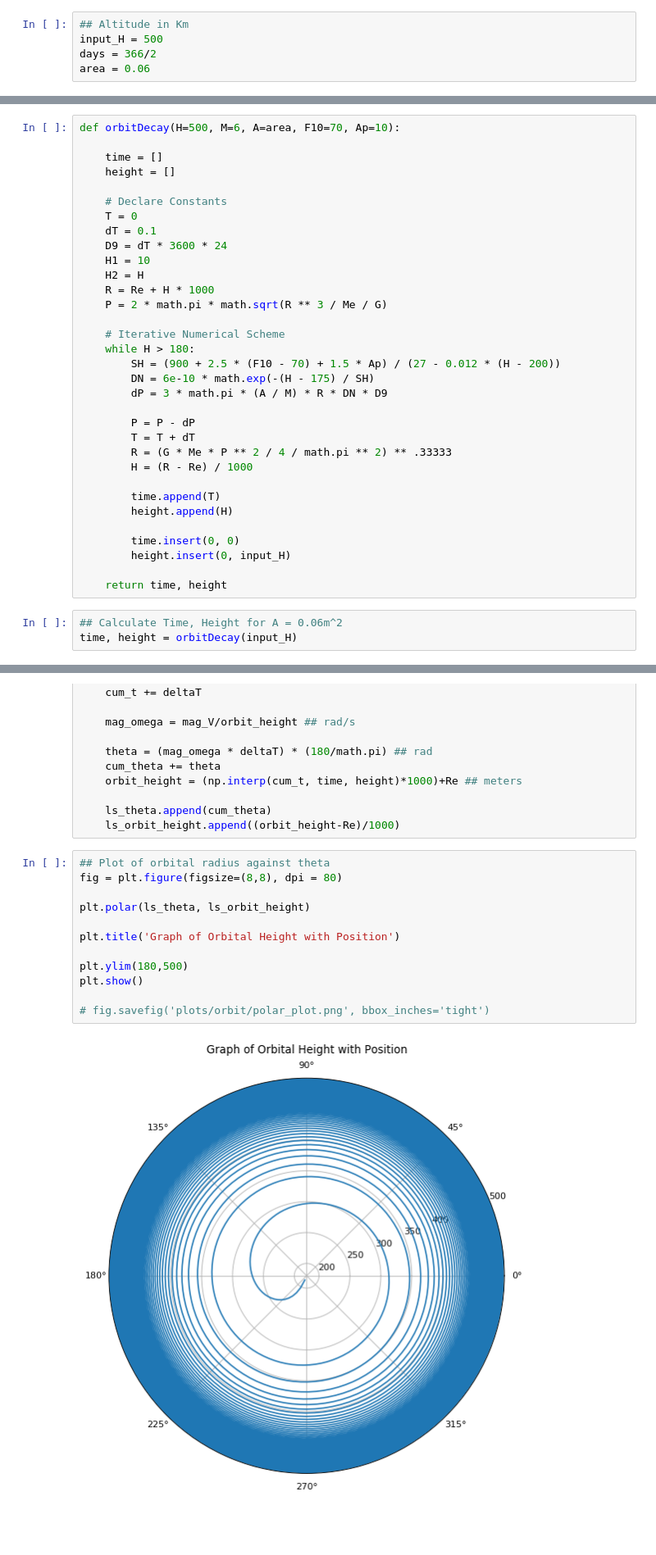
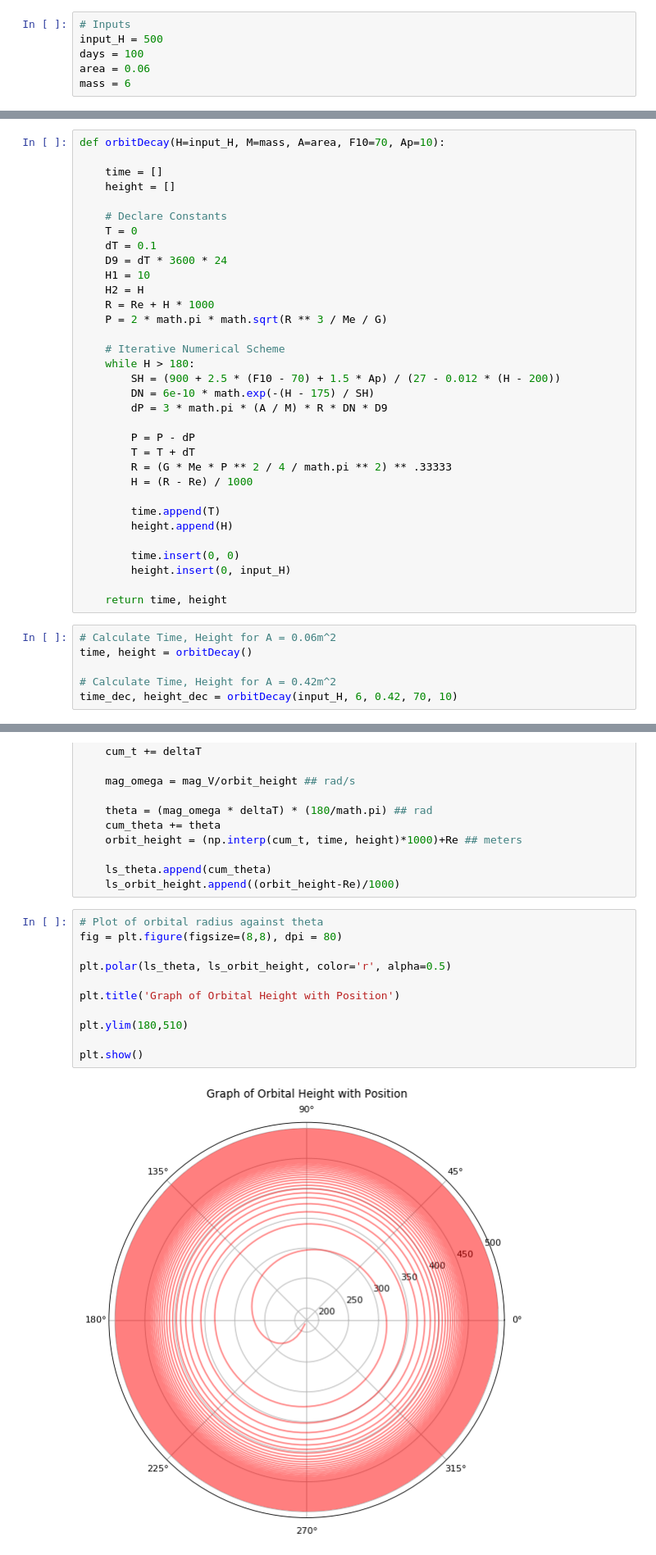
Before and after one commit to dkelsh/conceptual_aerospace_systems_design, a Jupyter notebook: orbitAnalysis.ipynb, the cells around one changed output, grey strips where cells are left out. Shown at 82% size. Saved outputs shown, nothing was run; the diff lists cells and outputs as text; blank space fills up the shorter version.

```diff
--- a/orbitAnalysis.ipynb
+++ b/orbitAnalysis.ipynb
@@ -7,8 +7,9 @@ import numpy as np
 import matplotlib.pyplot as plt
 import math
 # %%
-## Altitude in Km
+# Inputs
 input_H = 500
-days = 366/2
+days = 100
 area = 0.06
+mass = 6
 # %%
@@ -33,7 +34,7 @@ def roundTen(n):
 # %% [markdown]
 **Orbit Decay Section**
 # %%
-def orbitDecay(H=500, M=6, A=area, F10=70, Ap=10):
+def orbitDecay(H=input_H, M=mass, A=area, F10=70, Ap=10):
 
     time = []
     height = []
@@ -66,5 +67,8 @@ def orbitDecay(H=500, M=6, A=area, F10=70, Ap=10):
 
     return time, height
 # %%
-## Calculate Time, Height for A = 0.06m^2
-time, height = orbitDecay(input_H)
+# Calculate Time, Height for A = 0.06m^2
+time, height = orbitDecay()
+
+# Calculate Time, Height for A = 0.42m^2
+time_dec, height_dec = orbitDecay(input_H, 6, 0.42, 70, 10)
@@ -300,17 +315,16 @@ while orbit_height >= (180000+Re):
     ls_theta.append(cum_theta)
     ls_orbit_height.append((orbit_height-Re)/1000)
 # %%
-## Plot of orbital radius against theta
+# Plot of orbital radius against theta
 fig = plt.figure(figsize=(8,8), dpi = 80)
 
-plt.polar(ls_theta, ls_orbit_height)
+plt.polar(ls_theta, ls_orbit_height, color='r', alpha=0.5)
 
 plt.title('Graph of Orbital Height with Position')
 
-plt.ylim(180,500)
+plt.ylim(180,510)
+
 plt.show()
-
-# fig.savefig('plots/orbit/polar_plot.png', bbox_inches='tight')
 # %% [output]
-[figure, old version]
+[figure, new version]
 # %%
```
Also changed, not shown: parts of 24 cells of this notebook.
